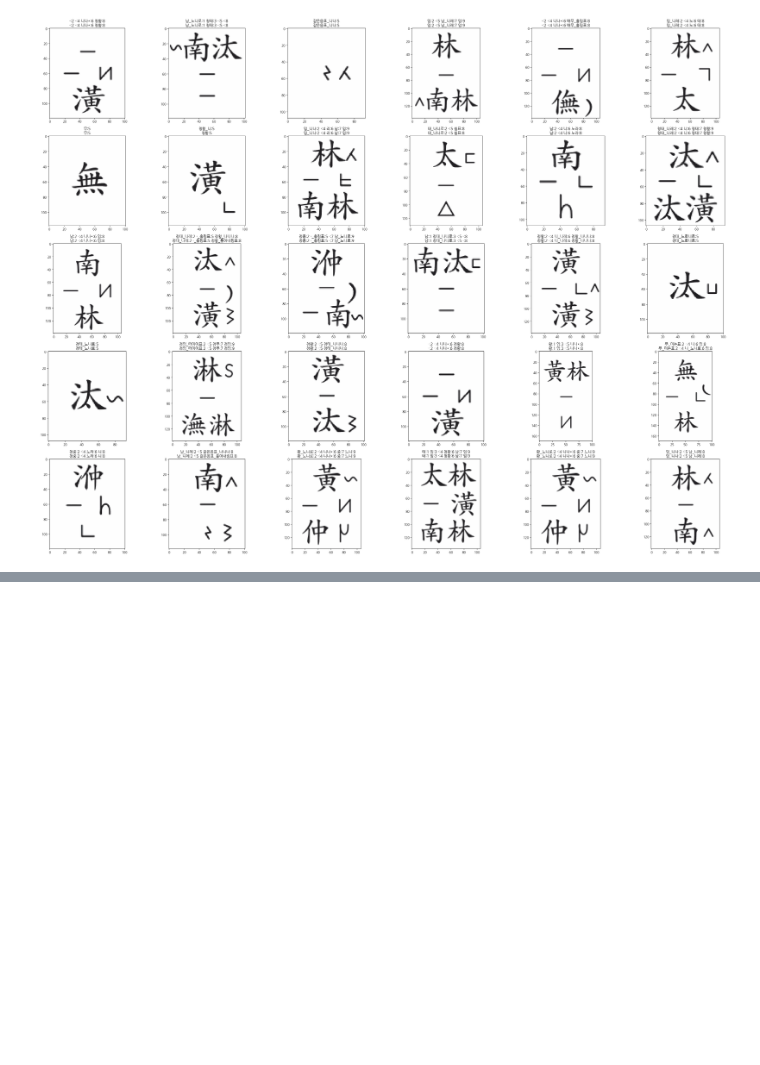
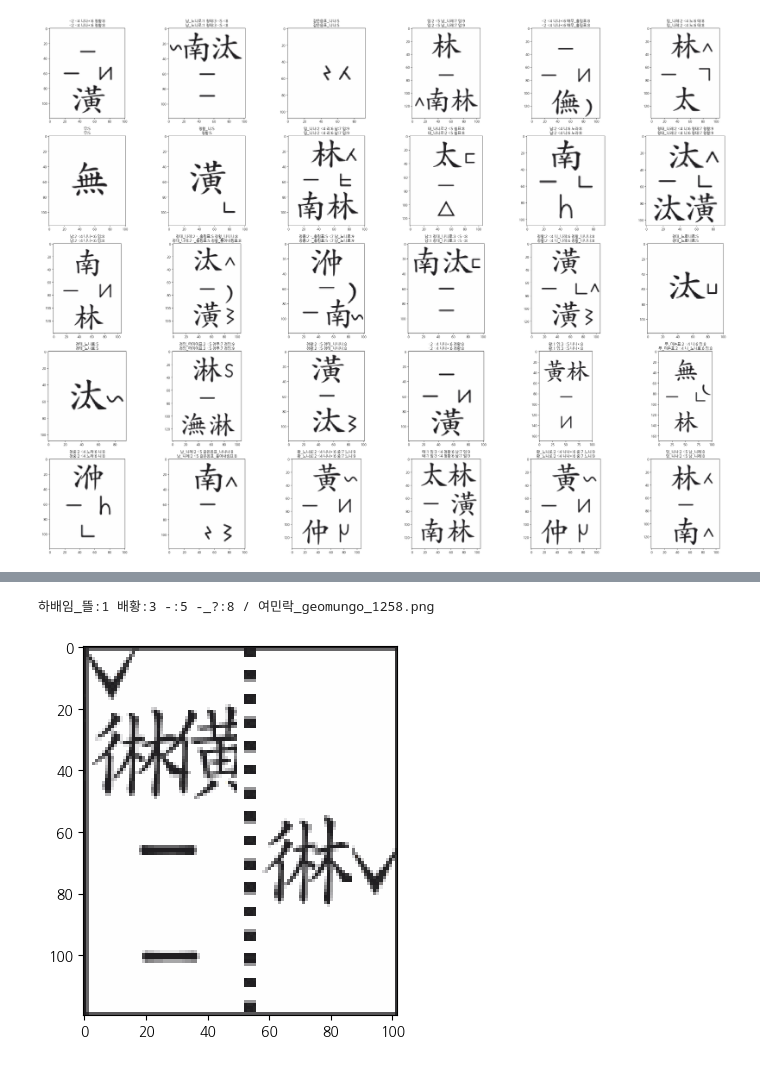
Before and after one commit to MALerLab/jeongganbo-omr, a Jupyter notebook: notebooks/synth_dataset_prep.ipynb, the cells around one changed output, grey strips where cells are left out. Saved outputs shown, nothing was run; the diff lists cells and outputs as text; code cells hidden in the pictures; blank space fills up the shorter version.

```diff
--- a/notebooks/synth_dataset_prep.ipynb
+++ b/notebooks/synth_dataset_prep.ipynb
@@ -748,0 +789,10 @@ for _ in range(30):
+# %%
+idx = 24
+
+filename, label = test_all_common_typo[idx]
+
+plt.imshow(cv2.imread(f'test/split_pngs/{filename}'))
+print(f'{label} / {filename}' )
+# %% [output]
+하배임_뜰:1 배황:3 -:5 -_?:8 / 여민락_geomungo_1258.png
+[figure, added]
```
Also changed, not shown: parts of 10 cells of this notebook, 3 other files.
